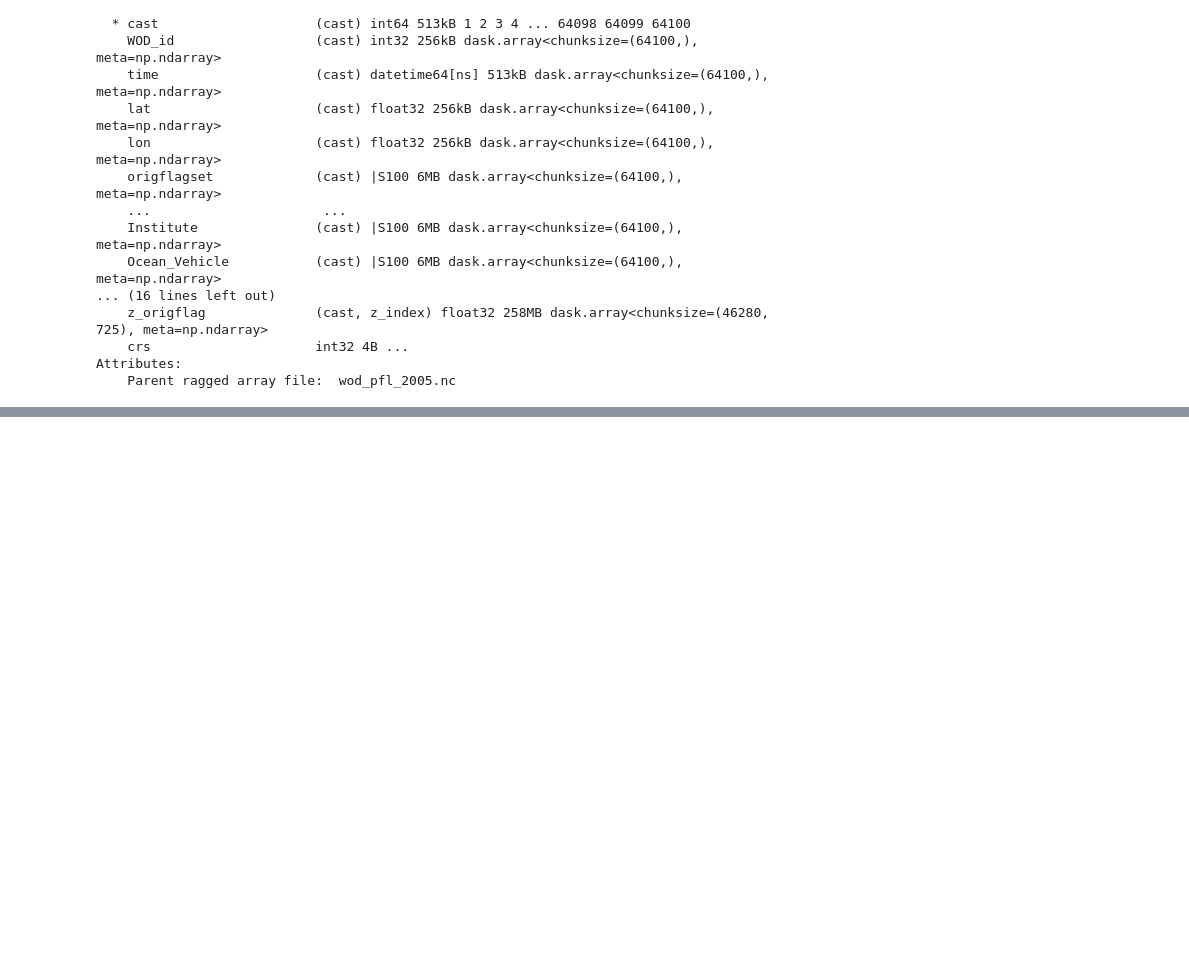
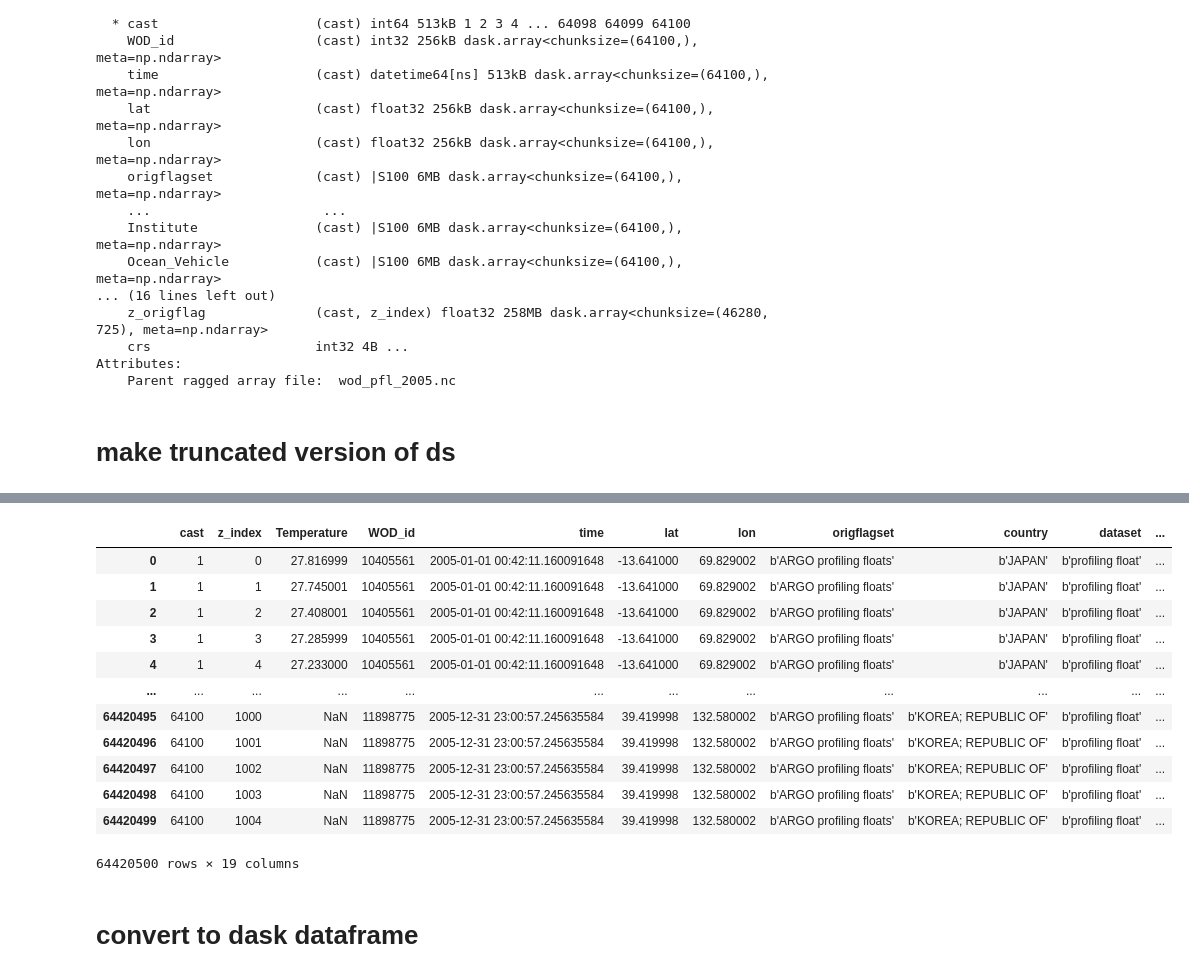
Before and after one commit to CARSv2/cars-v2, a Jupyter notebook: notebooks/CODA-database-sandbox.ipynb, the cells around one changed output, grey strips where cells are left out. Drawn from its saved outputs; the diff is of its cells as text; code cells hidden in the pictures; blank space fills up the shorter version.

Commit message:
#22 progress testing parquet vs CSV

```diff
--- a/notebooks/CODA-database-sandbox.ipynb
+++ b/notebooks/CODA-database-sandbox.ipynb
@@ -35,8 +50,11 @@ client
 # %%
 if platform == 'HPC':
     data_path = '/g/data/es60/users/thomas_moore/CODA/2005/'
+    write_path = '/g/data/es60/users/thomas_moore/CODA/parquet/'
 else:
     data_path = '/Users/moo270/data/CARSv2/CODA/'
+    write_path = '/Users/moo270/data/CARSv2/CODA/parquet/'
 
 print(f"Using data path: {data_path}")
+print(f"Using write path: {write_path}")
 # %% [output]
@@ -96,7 +115,12 @@ Coordinates: (12/18)
     crs                     int32 4B ...
 Attributes:
     Parent ragged array file:  wod_pfl_2005.nc
+# %% [markdown]
+# make truncated version of ds
+# %%
+ds_truncated = ds#.isel(cast=slice(0,10000))
 # %%
 %%time
-df = ds[['Temperature']].to_dataframe().reset_index()
+df = ds_truncated[['Temperature']].to_dataframe().reset_index()
 df
+# %% [output]
@@ -102,0 +129,13 @@ df
+|  | cast | z_index | Temperature | WOD_id | time | lat | lon | origflagset | country | dataset | ... |
+| 0 | 1 | 0 | 27.816999 | 10405561 | 2005-01-01 00:42:11.160091648 | -13.641000 | 69.829002 | b'ARGO profiling floats' | b'JAPAN' | b'profiling float' | ... |
+| 1 | 1 | 1 | 27.745001 | 10405561 | 2005-01-01 00:42:11.160091648 | -13.641000 | 69.829002 | b'ARGO profiling floats' | b'JAPAN' | b'profiling float' | ... |
+| 2 | 1 | 2 | 27.408001 | 10405561 | 2005-01-01 00:42:11.160091648 | -13.641000 | 69.829002 | b'ARGO profiling floats' | b'JAPAN' | b'profiling float' | ... |
+| 3 | 1 | 3 | 27.285999 | 10405561 | 2005-01-01 00:42:11.160091648 | -13.641000 | 69.829002 | b'ARGO profiling floats' | b'JAPAN' | b'profiling float' | ... |
+| 4 | 1 | 4 | 27.233000 | 10405561 | 2005-01-01 00:42:11.160091648 | -13.641000 | 69.829002 | b'ARGO profiling floats' | b'JAPAN' | b'profiling float' | ... |
+| ... | ... | ... | ... | ... | ... | ... | ... | ... | ... | ... | ... |
+| 64420495 | 64100 | 1000 | NaN | 11898775 | 2005-12-31 23:00:57.245635584 | 39.419998 | 132.580002 | b'ARGO profiling floats' | b'KOREA; REPUBLIC OF' | b'profiling float' | ... |
+| 64420496 | 64100 | 1001 | NaN | 11898775 | 2005-12-31 23:00:57.245635584 | 39.419998 | 132.580002 | b'ARGO profiling floats' | b'KOREA; REPUBLIC OF' | b'profiling float' | ... |
+| 64420497 | 64100 | 1002 | NaN | 11898775 | 2005-12-31 23:00:57.245635584 | 39.419998 | 132.580002 | b'ARGO profiling floats' | b'KOREA; REPUBLIC OF' | b'profiling float' | ... |
+| 64420498 | 64100 | 1003 | NaN | 11898775 | 2005-12-31 23:00:57.245635584 | 39.419998 | 132.580002 | b'ARGO profiling floats' | b'KOREA; REPUBLIC OF' | b'profiling float' | ... |
+| 64420499 | 64100 | 1004 | NaN | 11898775 | 2005-12-31 23:00:57.245635584 | 39.419998 | 132.580002 | b'ARGO profiling floats' | b'KOREA; REPUBLIC OF' | b'profiling float' | ... |
+64420500 rows × 19 columns
@@ -108,0 +142,2 @@ df
+# %% [markdown]
+# convert to dask dataframe
```
Also changed, not shown: parts of 23 cells of this notebook.
